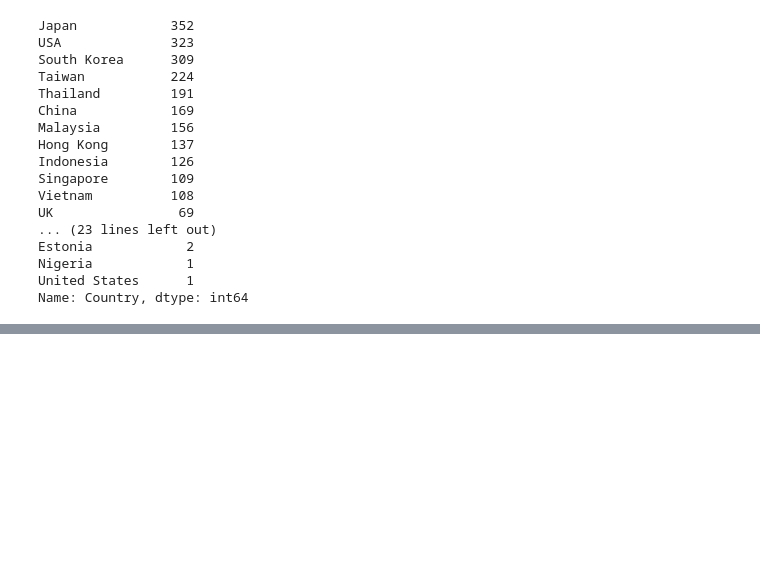
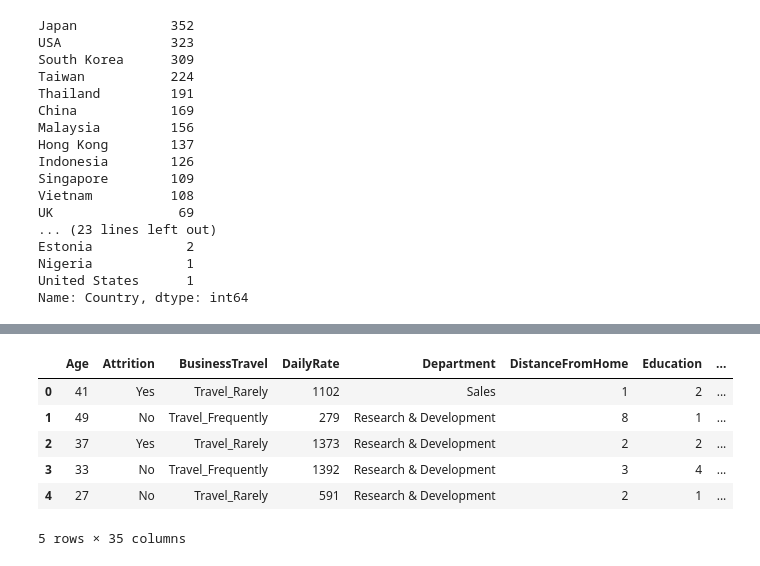
Before and after one commit to BMoreland20/Neural_Network_Charity_Analysis, a Jupyter notebook: Practice/Practice.ipynb, the cells around one changed output, grey strips where cells are left out. Cells and saved outputs as stored; diff of their text form; code cells hidden in the pictures; blank space fills up the shorter version.

```diff
--- a/Practice/Practice.ipynb
+++ b/Practice/Practice.ipynb
@@ -280,0 +381,18 @@ Name: Country, dtype: int64
+# %%
+# Import our dependencies
+from sklearn.model_selection import train_test_split
+from sklearn.preprocessing import StandardScaler,OneHotEncoder
+import pandas as pd
+import tensorflow as tf
+
+# Import our input dataset
+attrition_df = pd.read_csv("C:\\Users\\Blaine\\Documents\\College\\Bootcamp\\19) Neural_Network_Charity_Analysis\\Practice\\HR-Employee-Attrition.csv")
+attrition_df.head()
+# %% [output]
+|  | Age | Attrition | BusinessTravel | DailyRate | Department | DistanceFromHome | Education | ... |
+| 0 | 41 | Yes | Travel_Rarely | 1102 | Sales | 1 | 2 | ... |
+| 1 | 49 | No | Travel_Frequently | 279 | Research & Development | 8 | 1 | ... |
+| 2 | 37 | Yes | Travel_Rarely | 1373 | Research & Development | 2 | 2 | ... |
+| 3 | 33 | No | Travel_Frequently | 1392 | Research & Development | 3 | 4 | ... |
+| 4 | 27 | No | Travel_Rarely | 591 | Research & Development | 2 | 1 | ... |
+5 rows × 35 columns
```
Also changed, not shown: parts of 43 cells of this notebook, 5 other files.
